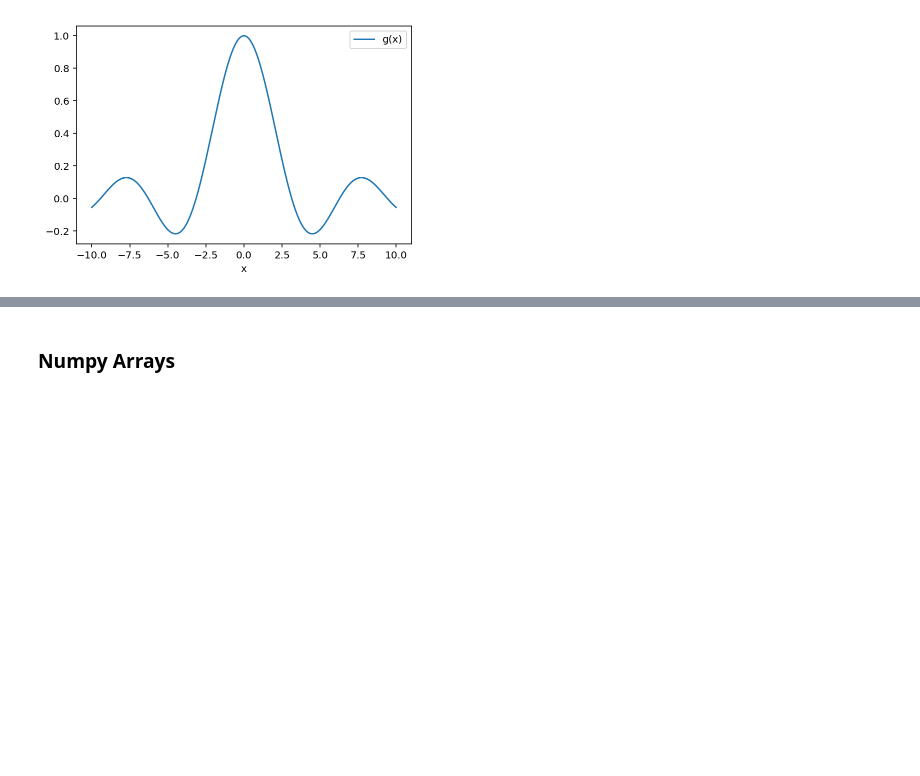
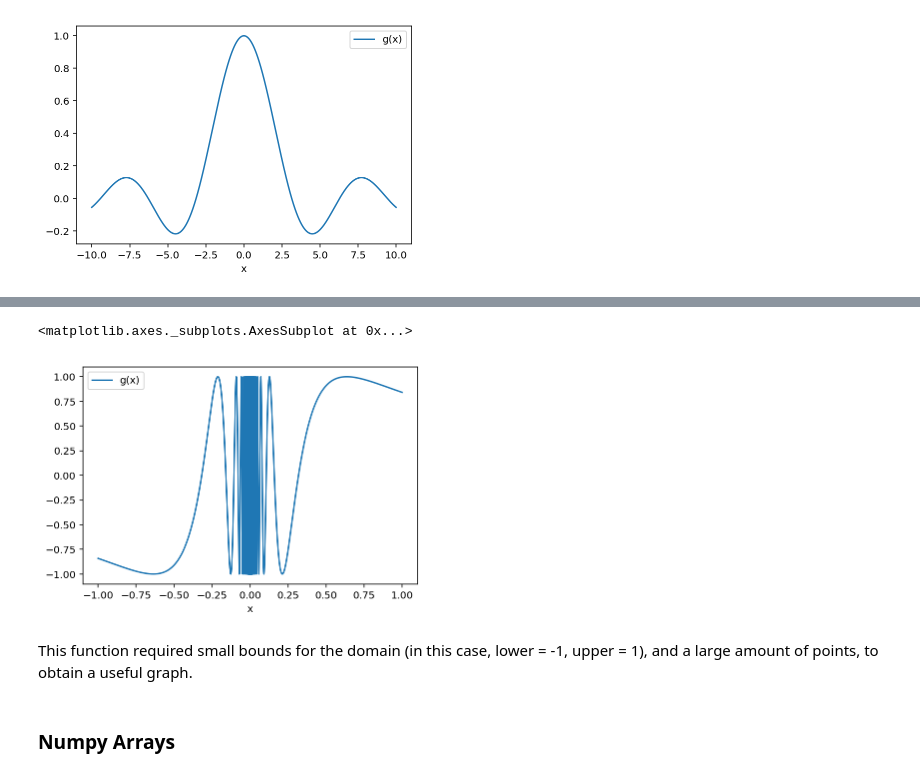
Before and after one commit to chapman-phys220-2018f/cw07-another-team-name, a Jupyter notebook: cw07.ipynb, the cells around one changed output, grey strips where cells are left out. Cells and saved outputs as stored; diff of their text form; code cells hidden in the pictures; blank space fills up the shorter version.

Commit message:
added functionality for sinf function

```diff
--- a/cw07.ipynb
+++ b/cw07.ipynb
@@ -243,0 +255,2 @@ sinc.plot(x="x",y="g(x)")
+# %%
+sinf = pd.DataFrame({"x":x,"g(x)":g})
@@ -244,3 +278,10 @@ sinc.plot(x="x",y="g(x)")
+# %%
+sinf.plot(x="x",y="g(x)")
+# %% [output]
+<matplotlib.axes._subplots.AxesSubplot at 0x...>
+[figure, added]
+# %% [markdown]
+This function required small bounds for the domain (in this case, lower = -1, upper = 1), and a large amount of points, to obtain a useful graph.
 # %% [markdown]
 ### Numpy Arrays
 # %% [markdown]
```
Also changed, not shown: parts of 24 cells of this notebook, 3 other files.
